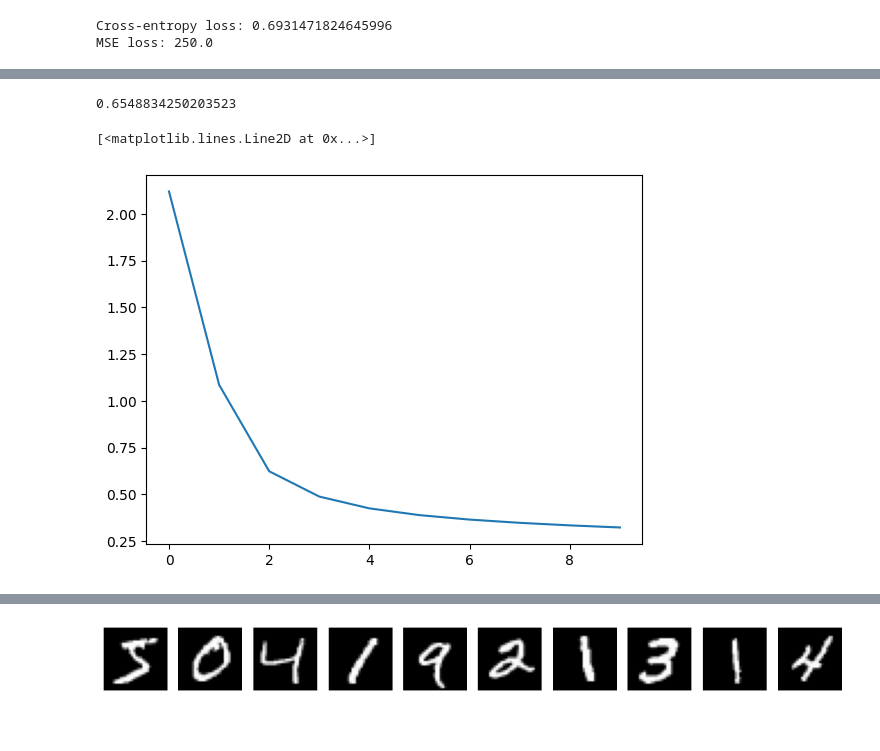
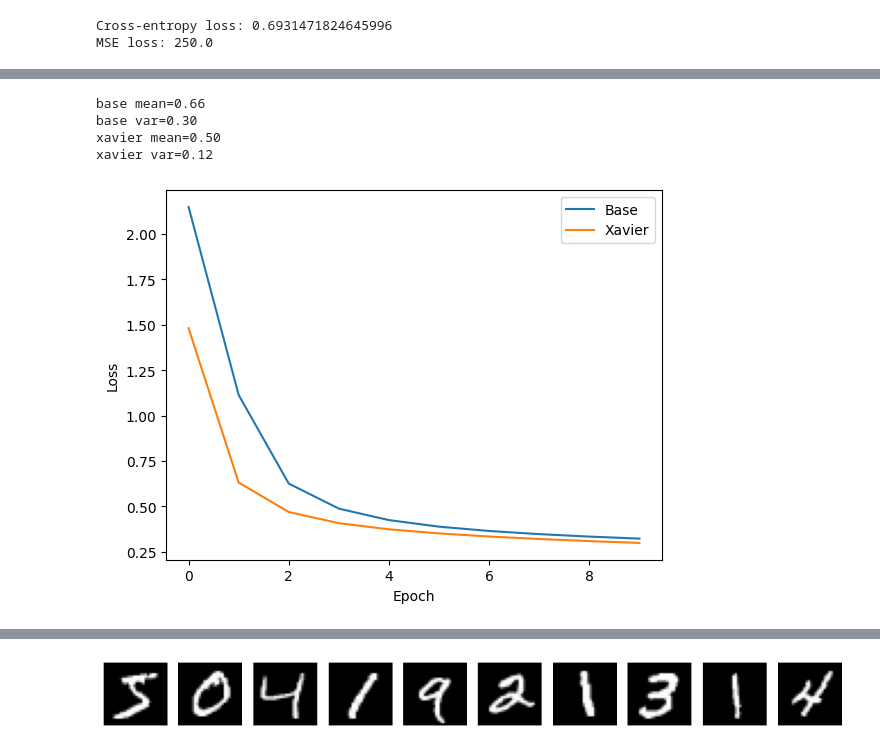
Before and after one commit to adrianlamdev/mnist-classifier, a Jupyter notebook: notebooks/mnist_classifier_mlp.ipynb, the cells around one changed output, grey strips where cells are left out. Saved outputs shown, nothing was run; the diff lists cells and outputs as text; code cells hidden in the pictures.

Commit message:
feat: add xavier weight init

```diff
--- a/notebooks/mnist_classifier_mlp.ipynb
+++ b/notebooks/mnist_classifier_mlp.ipynb
@@ -142,6 +166,9 @@ def cross_entropy_loss(out, y):
 def mse_loss(out, y):
     out_ohe = np.zeros_like(out)
     return np.float64(np.sum((out_ohe - y)**2))
+# %%
+def criterion(y_pred, y_true, loss_fn):
+    return loss_fn(y_pred, y_true)
 # %%
 # Test the loss functions
 y_true = 5
@@ -155,4 +182,10 @@ print("MSE loss:", mse)
 # %% [output]
 Cross-entropy loss: 0.6931471824645996
 MSE loss: 250.0
+# %%
+EPOCHS = 10
+losses = {
+    "base": [],
+    "xavier": []
+}
 # %%
@@ -203,0 +233,23 @@ Epoch [10/10], Average Loss: 0.3235
+# %%
+xavier = MNISTClassifier(xavier_init=True)
+
+for epoch in range(EPOCHS):
+    epoch_loss = 0
+
+    for i in range(len(trainset)):
+        img, label = trainset[i]
+        x = torch.tensor(np.float64(img.reshape(784)))
+
+        output = xavier(x)
+
+        loss = criterion(output, label, cross_entropy_loss)
+        epoch_loss += loss
+
+        xavier.backward(label)
+
+        if i % 1000 == 0:
+            print(f'Epoch [{epoch+1}/{EPOCHS}], Step [{i}/{len(trainset)}], Loss: {loss:.4f}')
+
+    avg_loss = epoch_loss / len(trainset)
+    losses["xavier"].append(avg_loss.item())
+    print(f'Epoch [{epoch+1}/{EPOCHS}], Average Loss: {avg_loss:.4f}')
@@ -204,12 +274,28 @@ Epoch [10/10], Average Loss: 0.3235
 # %%
 # Calculate variance of losses
 # var = std^2 = sum((x - mean)^2) / n
-mean = sum(all_losses) / len(all_losses)
-print(mean)
+for type in losses:
+    all_losses = losses[type]
+    n = len(all_losses)
+    mean = sum(all_losses) / n
+
+    var = sum((x - mean) ** 2 for x in all_losses) / n
+    print(f"{type} {mean=:.2f}")
+    print(f"{type} {var=:.2f}")
 # %% [output]
-0.6548834250203523
+base mean=0.66
+base var=0.30
+xavier mean=0.50
+xavier var=0.12
-# %%
-plt.plot(all_losses)
-# %% [output]
-[<matplotlib.lines.Line2D at 0x...>]
-[figure, removed]
+# %%
+# Plot losses of base and xavier init
+plt.plot(losses["base"], label="Base")
+plt.plot(losses["xavier"], label="Xavier")
+plt.xlabel("Epoch")
+plt.ylabel("Loss")
+
+plt.legend()
+
+plt.show()
+# %% [output]
+[figure, added]
```
Also changed, not shown: parts of 9 cells of this notebook.
